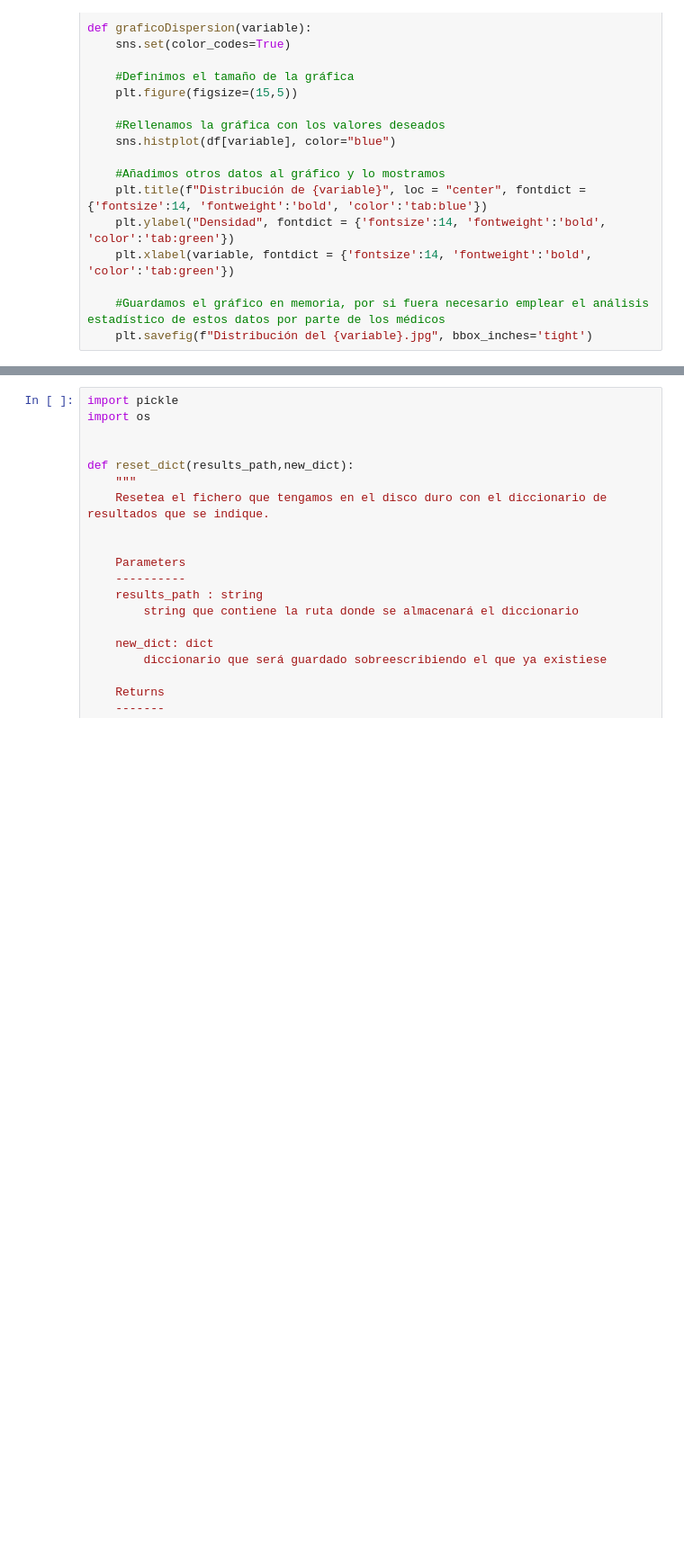
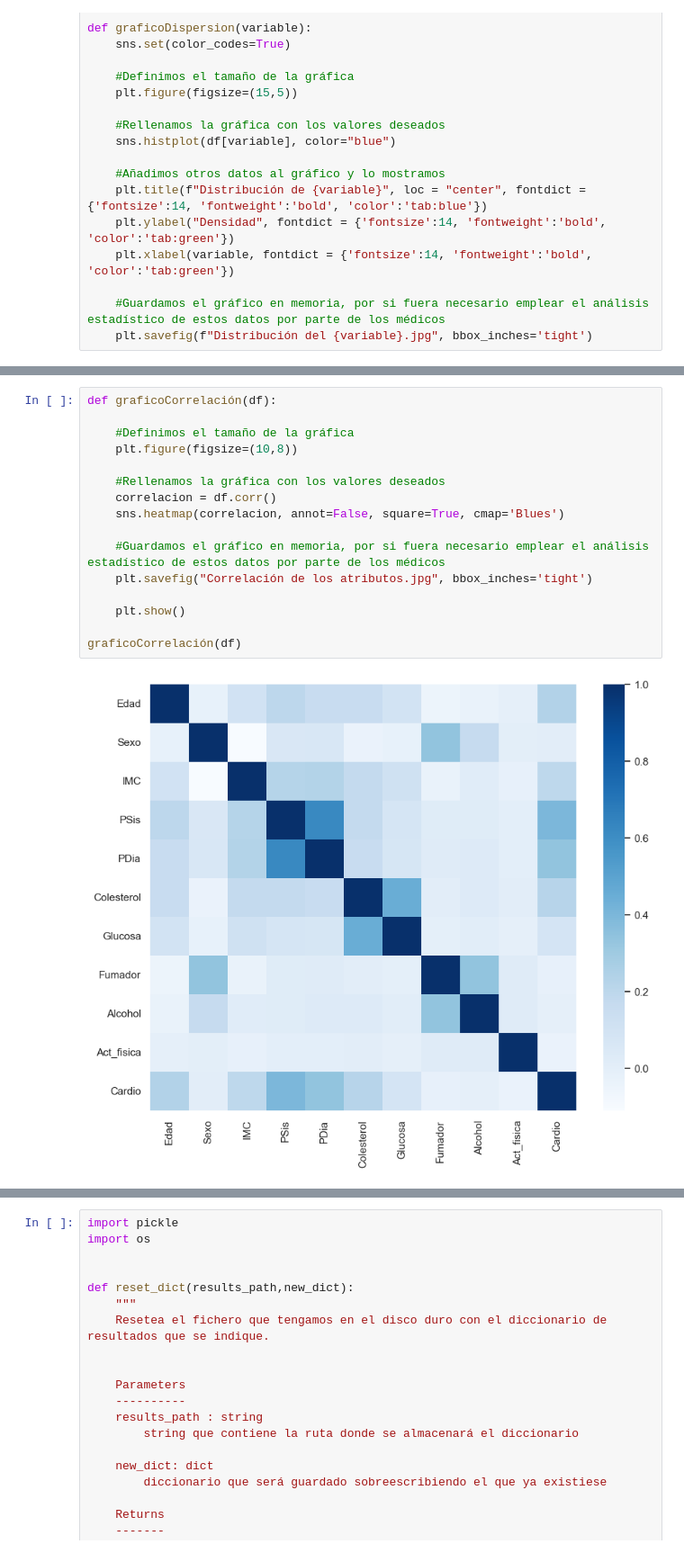
Before and after one commit to Robertoguisasola/Mineria, a Jupyter notebook: Entrega_Final.ipynb, the cells around one changed output, grey strips where cells are left out. Shown at 90% size. Drawn from its saved outputs; the diff is of its cells as text; blank space fills up the shorter version.

Commit message:
Avance grande
He metido más gráficos, he evaluado diferentes métodos y he creado las matrices de confusión

```diff
--- a/Entrega_Final.ipynb
+++ b/Entrega_Final.ipynb
@@ -423,0 +428,18 @@ El número ingresado es: 4
+# %%
+def graficoCorrelación(df):
+
+    #Definimos el tamaño de la gráfica
+    plt.figure(figsize=(10,8))
+
+    #Rellenamos la gráfica con los valores deseados
+    correlacion = df.corr()
+    sns.heatmap(correlacion, annot=False, square=True, cmap='Blues')
+
+    #Guardamos el gráfico en memoria, por si fuera necesario emplear el análisis estadístico de estos datos por parte de los médicos
+    plt.savefig("Correlación de los atributos.jpg", bbox_inches='tight')
+
+    plt.show()
+
+graficoCorrelación(df)
+# %% [output]
+[figure, added]
```
Also changed, not shown: parts of 11 cells of this notebook.
